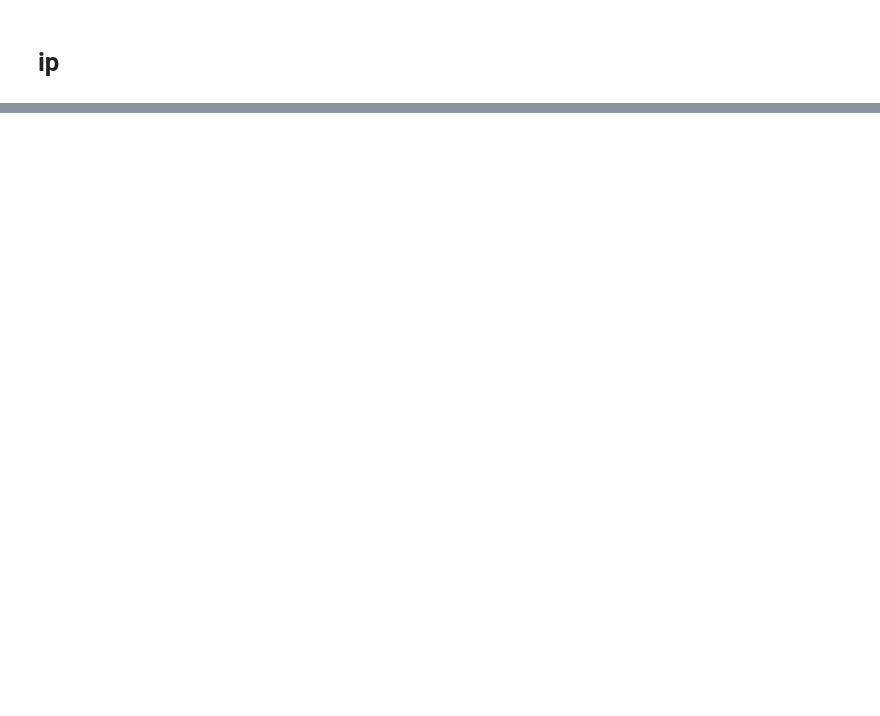
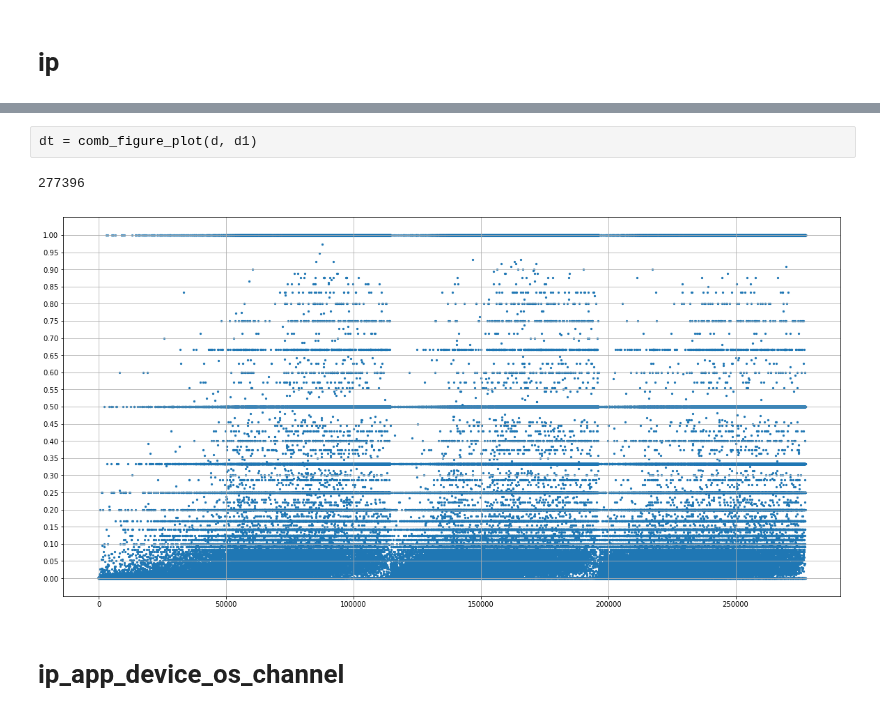
Before and after one commit to wluo-personal/Kaggle, a Jupyter notebook: talkingdata/hz/code/other_distribution.ipynb, the cells around one changed output, grey strips where cells are left out. Drawn from its saved outputs; the diff is of its cells as text; blank space fills up the shorter version.

```diff
--- a/talkingdata/hz/code/other_distribution.ipynb
+++ b/talkingdata/hz/code/other_distribution.ipynb
@@ -210,0 +285,7 @@ figure_plot(d, d1)
+# %%
+dt = comb_figure_plot(d, d1)
+# %% [output]
+277396
+[figure, added]
+# %% [markdown]
+# ip_app_device_os_channel
```
Also changed, not shown: parts of 16 cells of this notebook, 1 other file.
